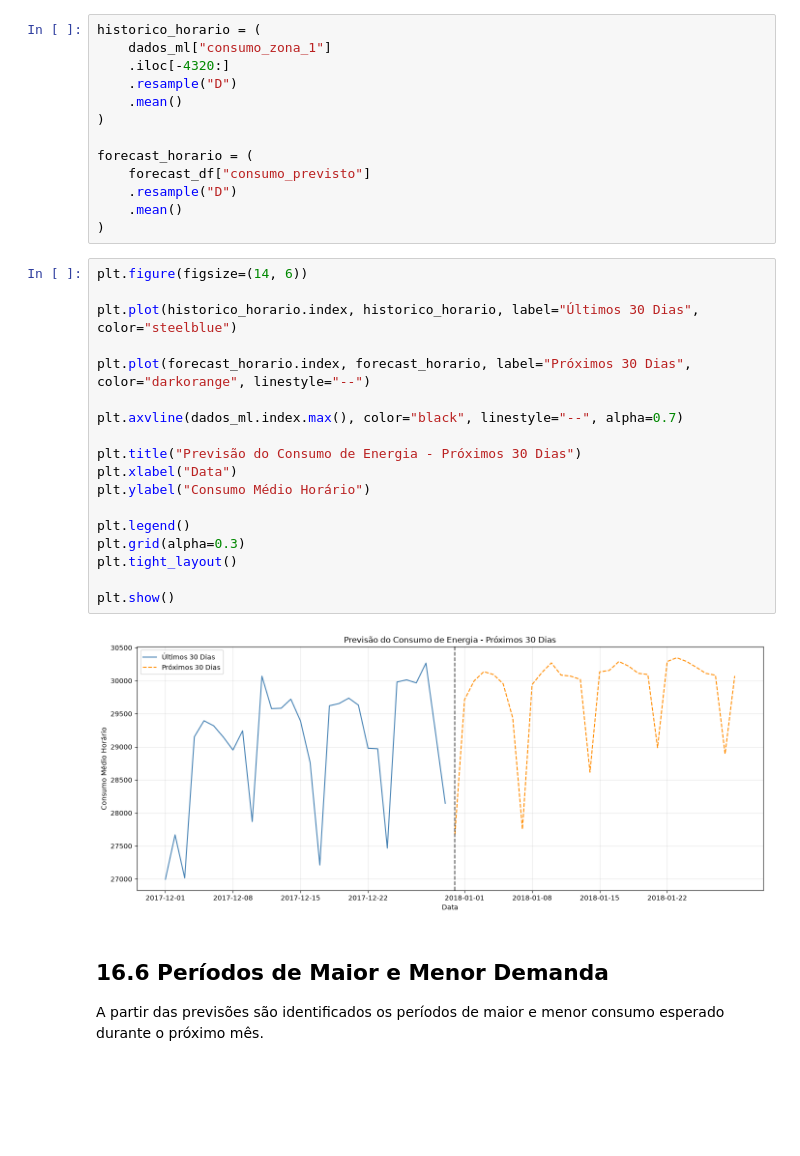
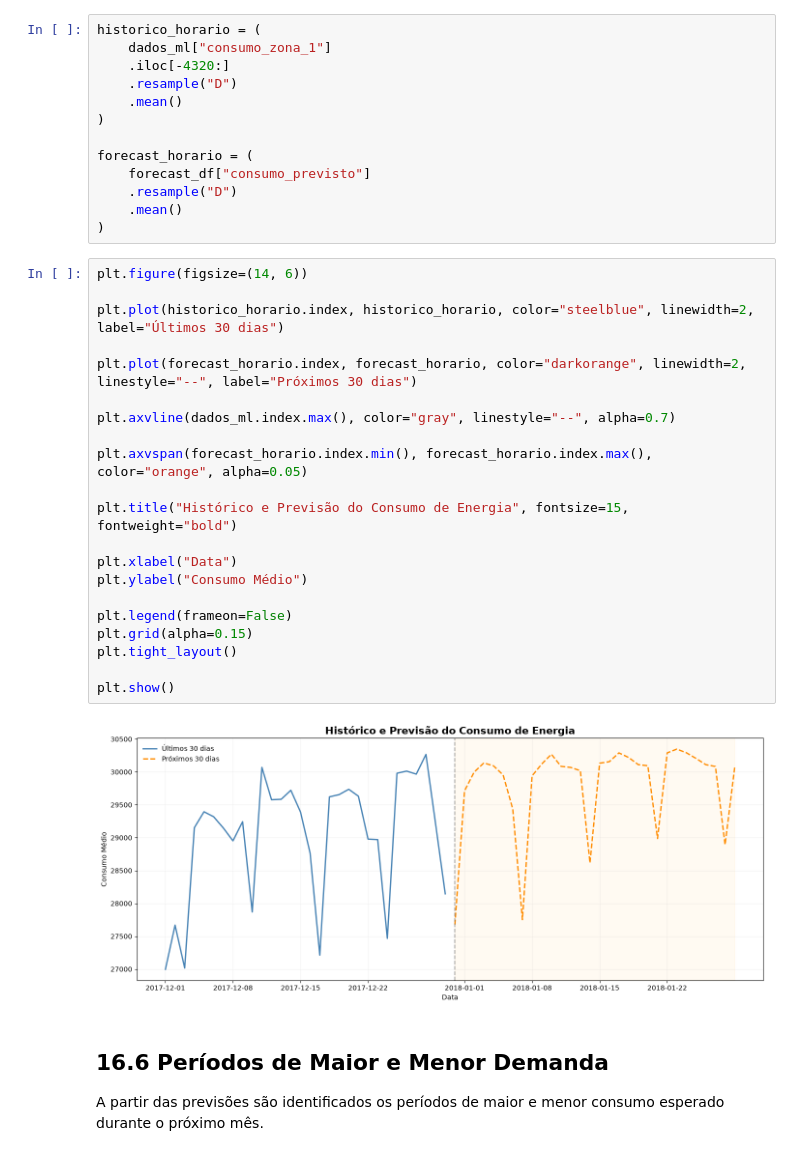
Before and after one commit to RenanTrevelim/energy-demand-forecasting, a Jupyter notebook: notebooks/03_modelos_ML.ipynb, the cells around one changed output. Saved outputs shown, nothing was run; the diff lists cells and outputs as text; blank space fills up the shorter version.

```diff
--- a/notebooks/03_modelos_ML.ipynb
+++ b/notebooks/03_modelos_ML.ipynb
@@ -1438,23 +1425,26 @@ forecast_horario = (
 # %%
 plt.figure(figsize=(14, 6))
 
-plt.plot(historico_horario.index, historico_horario, label="Últimos 30 Dias", color="steelblue")
+plt.plot(historico_horario.index, historico_horario, color="steelblue", linewidth=2, label="Últimos 30 dias")
 
-plt.plot(forecast_horario.index, forecast_horario, label="Próximos 30 Dias", color="darkorange", linestyle="--")
+plt.plot(forecast_horario.index, forecast_horario, color="darkorange", linewidth=2, linestyle="--", label="Próximos 30 dias")
 
-plt.axvline(dados_ml.index.max(), color="black", linestyle="--", alpha=0.7)
+plt.axvline(dados_ml.index.max(), color="gray", linestyle="--", alpha=0.7)
 
-plt.title("Previsão do Consumo de Energia - Próximos 30 Dias")
+plt.axvspan(forecast_horario.index.min(), forecast_horario.index.max(), color="orange", alpha=0.05)
+
+plt.title("Histórico e Previsão do Consumo de Energia", fontsize=15, fontweight="bold")
+
 plt.xlabel("Data")
-plt.ylabel("Consumo Médio Horário")
+plt.ylabel("Consumo Médio")
 
-plt.legend()
-plt.grid(alpha=0.3)
+plt.legend(frameon=False)
+plt.grid(alpha=0.15)
 plt.tight_layout()
 
 plt.show()
 # %% [output]
-[figure, old version]
+[figure, new version]
 # %% [markdown]
 ## 16.6 Períodos de Maior e Menor Demanda
 
```
Also changed, not shown: parts of 13 cells of this notebook, 1 other file.
